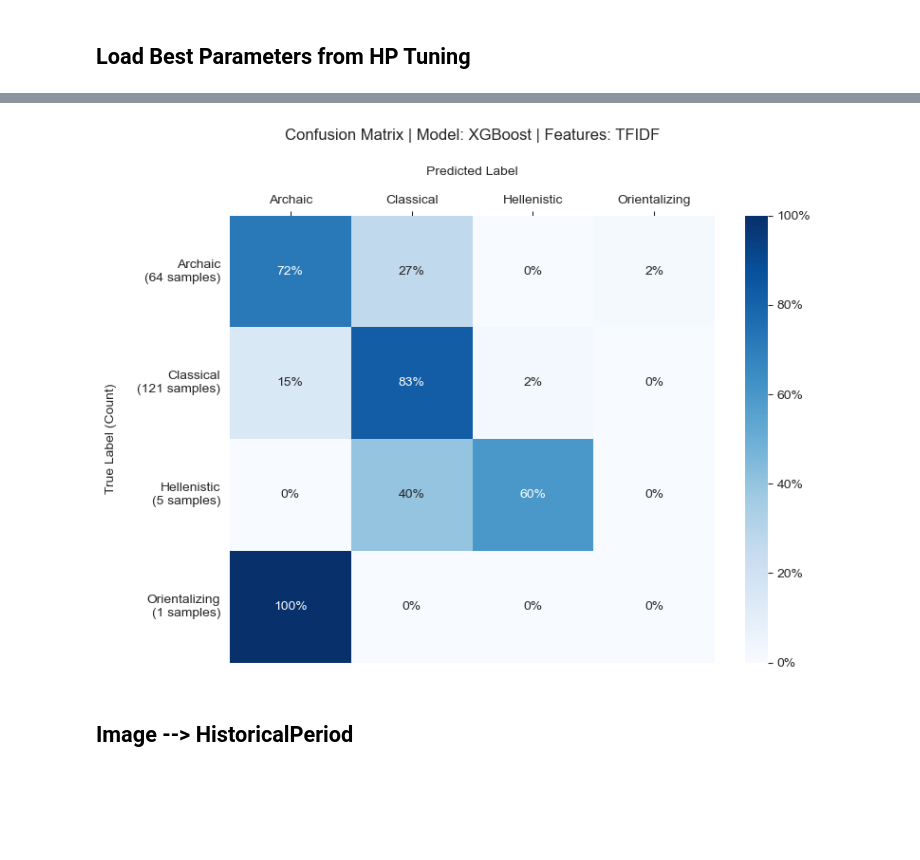
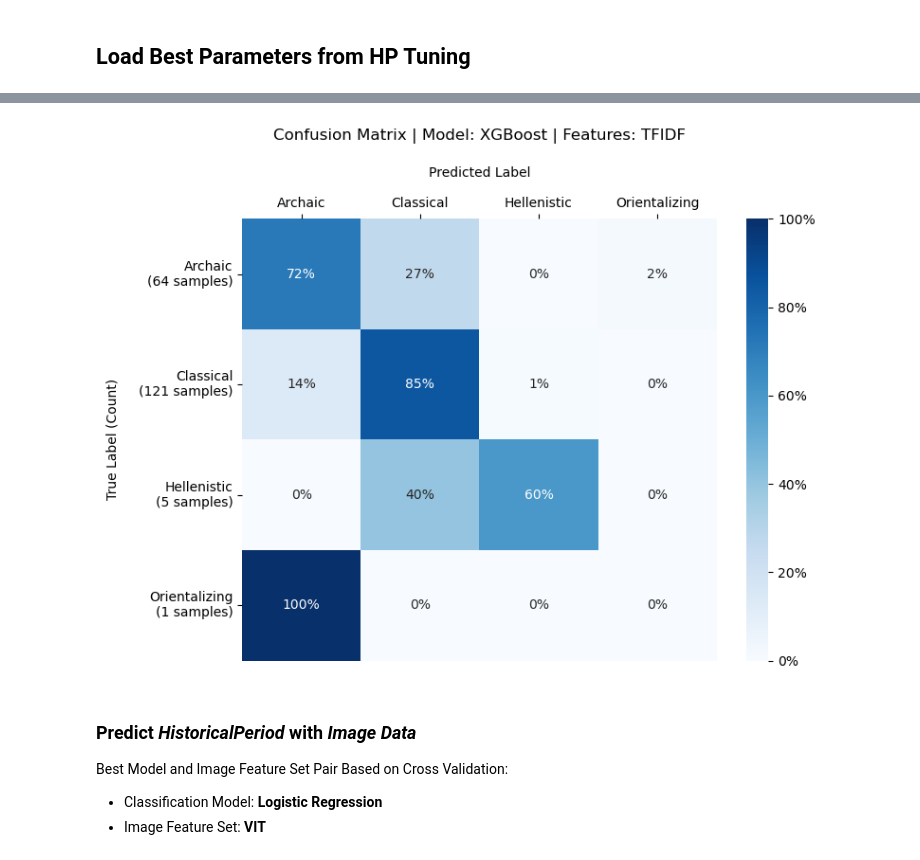
Before and after one commit to dimitris-kr/AgoraPottery, a Jupyter notebook: 02_chronology_prediction/classification/04_model_prediction.ipynb, the cells around one changed output, grey strips where cells are left out. Cells and saved outputs as stored; diff of their text form; code cells hidden in the pictures; blank space fills up the shorter version.

```diff
--- a/02_chronology_prediction/classification/04_model_prediction.ipynb
+++ b/02_chronology_prediction/classification/04_model_prediction.ipynb
@@ -85,9 +96,0 @@ for subset in X.keys():
-# %%
-le = LabelEncoder()
-
-y["train"]["HistoricalPeriod_encoded"] = le.fit_transform(y["train"]["HistoricalPeriod"])
-y["test"]["HistoricalPeriod_encoded"] = le.transform(y["test"]["HistoricalPeriod"])
-
-label_mapping = {label: int(encoding) for label, encoding in zip(le.classes_, le.transform(le.classes_))}
-for label, encoding in label_mapping.items():
-    print(f"{encoding} --> {label}")
@@ -100,0 +97,2 @@ target = "HistoricalPeriod_encoded"
+# %%
+y, target_enc, le = encode_labels(y, "HistoricalPeriod")
@@ -102,10 +105,4 @@ target = "HistoricalPeriod_encoded"
 ## Load Best Parameters from HP Tuning
 # %%
 path_params = "best_params.json"
-with open(path_params, "r") as f:
-    best_params = json.load(f)
-    best_params = {
-        model: {
-            eval(k): v for k, v in param_dict.items()
-        } for model, param_dict in best_params.items()
-    }
+best_params = load_best_params(path_params)
@@ -116,6 +119,9 @@ model_class = XGBClassifier
 model_name = 'XGBoost'
 features = "tfidf"
 
-model = model_class(**best_params[model_name][(features, target)])
-model.fit(X_reduced["train"][features], y["train"][target])
-y_pred = model.predict(X_reduced["test"][features])
+best_params[model_name][(features, target_enc)].pop('device')
+best_params[model_name][(features, target_enc)].pop('tree_method')
+
+model = model_class(**best_params[model_name][(features, target_enc)])
+model.fit(X_reduced["train"][features].to_numpy(), y["train"][target_enc].to_numpy())
+y_pred = model.predict(X_reduced["test"][features].to_numpy())
@@ -138,10 +134,14 @@ scores
 # %%
-cm = confusion_matrix(y["test"][target], y_pred)
+cm = confusion_matrix(y["test"][target_enc], y_pred)
 plot_confusion_matrix(cm, le, model_name, features)
 # %% [output]
-[figure, old version]
+[figure, new version]
 # %% [markdown]
-## Image --> HistoricalPeriod
+### Predict *HistoricalPeriod* with *Image Data*
+
+Best Model and Image Feature Set Pair Based on Cross Validation:
+- Classification Model: **Logistic Regression**
+- Image Feature Set: **VIT**
 # %%
 model_class = LogisticRegression
 model_name = 'LogisticRegression'
```
Also changed, not shown: parts of 32 cells of this notebook, 4 other files.
